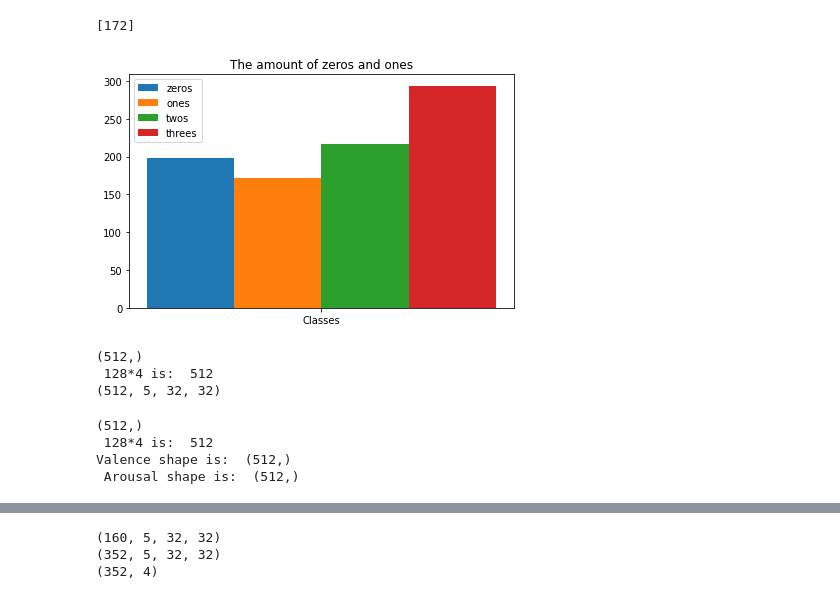
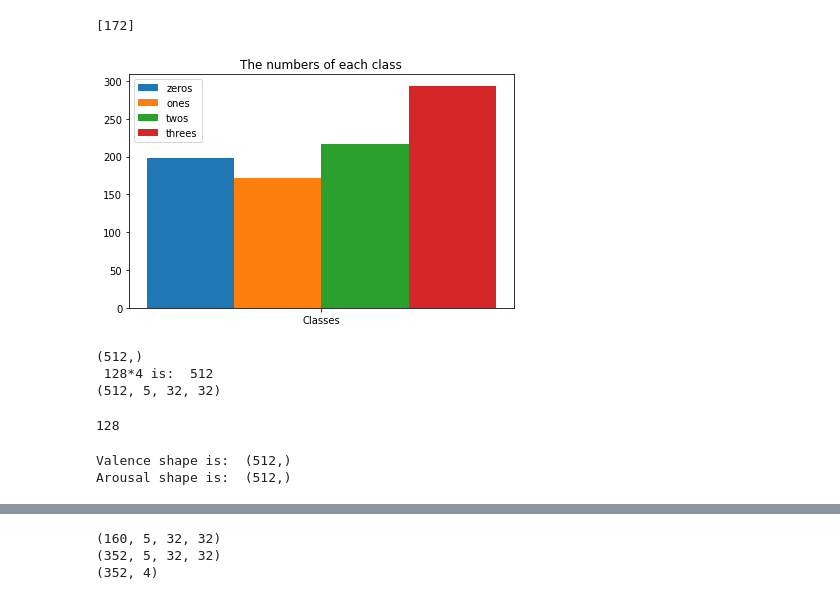
Before and after one commit to Simurgh818/BMED_6517_emotional_state_classifier, a Jupyter notebook: DEAP_CNN_DataAugmentation.ipynb, the cells around one changed output, grey strips where cells are left out. Cells and saved outputs as stored; diff of their text form; code cells hidden in the pictures.

```diff
--- a/DEAP_CNN_DataAugmentation.ipynb
+++ b/DEAP_CNN_DataAugmentation.ipynb
@@ -113,18 +113,18 @@ print(ones)
 # %%
 fig, ax = plt.subplots()
 rects1 = ax.bar(x - 1.5*width, zeros, width, label='zeros')
 rects2 = ax.bar(x - width/2, ones, width, label='ones')
 rects3 = ax.bar(x + width/2, twos, width, label='twos')
 rects4 = ax.bar(x + 1.5*width, threes, width, label='threes')
 
-ax.set_title('The amount of zeros and ones')
+ax.set_title('The numbers of each class')
 ax.set_xticks(x)
 ax.set_xticklabels(labels)
 ax.legend()
 
 fig.tight_layout()
 # %% [output]
-[figure, old version]
+[figure, new version]
 # %%
 # Rebalance classes based on class 1 = 172: Take the first 172 from class 0,2 and 3.
 zero_mask = (Classes == 0)
@@ -144,6 +144,10 @@ print(np.shape(connectivityMatrix_bl))
 (512,)
  128*4 is:  512
 (512, 5, 32, 32)
+# %%
+print(Classes_bl[Classes_bl == 0].shape[0])
+# %% [output]
+128
 # %%
 # balancing valence and arrousal
 Valence_bl = np.concatenate([Valence[zero_mask][:size],Valence[one_mask][:size],
@@ -152,9 +156,7 @@ print('Valence shape is: ', np.shape(Valence_bl))
 
 Arousal_bl = np.concatenate([Arousal[zero_mask][:size],Arousal[one_mask][:size],
                             Arousal[two_mask][:size],Arousal[three_mask][:size]])
-print(''Arousal shape is: ', np.shape(Arousal_bl))
+print('Arousal shape is: ', np.shape(Arousal_bl))
 # %% [output]
-(512,)
- 128*4 is:  512
 Valence shape is:  (512,)
- Arousal shape is:  (512,)
+Arousal shape is:  (512,)
```
Also changed, not shown: parts of 11 cells of this notebook.
